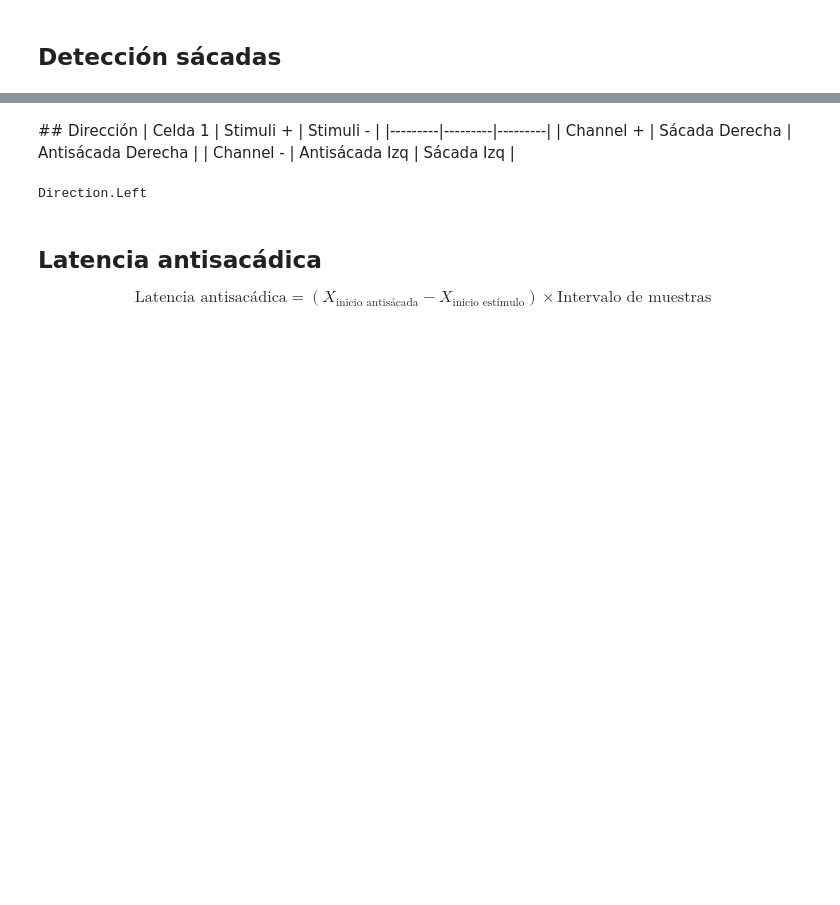
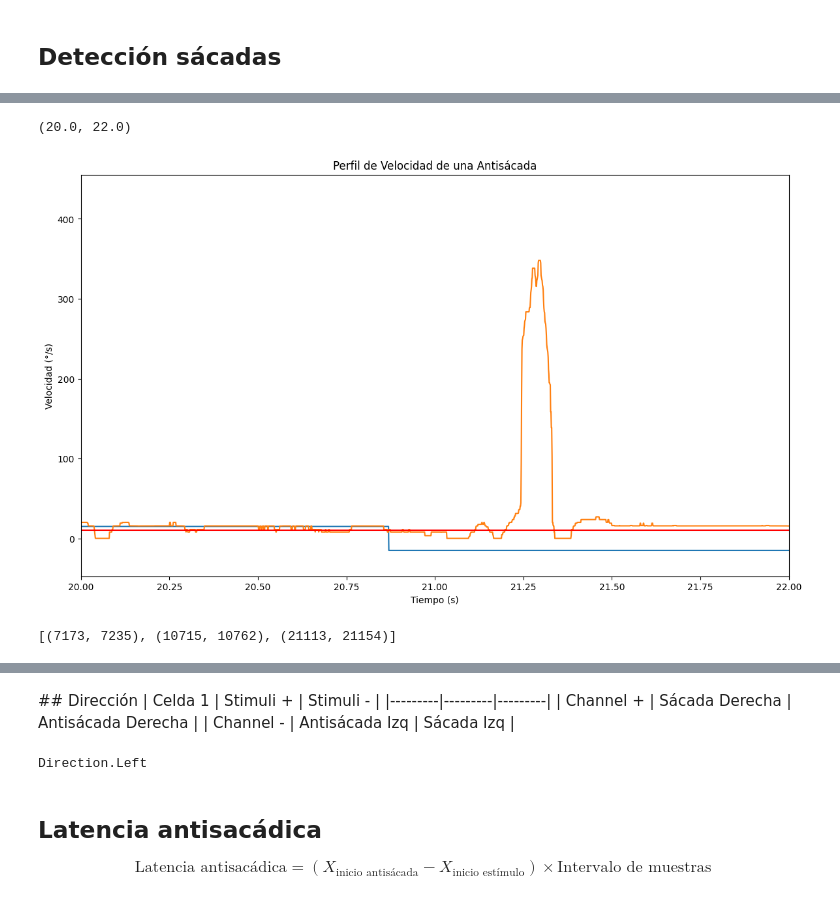
Before and after one commit to idertator/openeog, a Jupyter notebook: notebooks/Antisaccades_Biomarkers.ipynb, the cells around one changed output, grey strips where cells are left out. Drawn from its saved outputs; the diff is of its cells as text; code cells hidden in the pictures; blank space fills up the shorter version.

```diff
--- a/notebooks/Antisaccades_Biomarkers.ipynb
+++ b/notebooks/Antisaccades_Biomarkers.ipynb
@@ -129,0 +176,11 @@ Text(0.5, 0, 'Tiempo (s)')
+# %%
+plt.title("Perfil de Velocidad de una Antisácada")
+plt.plot(time, antisacade.hor_stimuli)
+plt.plot(time, abs(medfilt(differentiate(antisacade.hor_channel), 71)))
+plt.xlabel("Tiempo (s)")
+plt.ylabel("Velocidad (°/s)");
+plt.axhline(10, color='red')
+plt.xlim(20, 22)
+# %% [output]
+(20.0, 22.0)
+[figure, added]
@@ -129,0 +218,5 @@ Text(0.5, 0, 'Tiempo (s)')
+# %%
+sacadas = saccades(antisacade.hor_channel, detect_changes(antisacade.hor_stimuli), resultados)
+print(sacadas)
+# %% [output]
+[(7173, 7235), (10715, 10762), (21113, 21154)]
```
Also changed, not shown: parts of 20 cells of this notebook, 9 other files.
